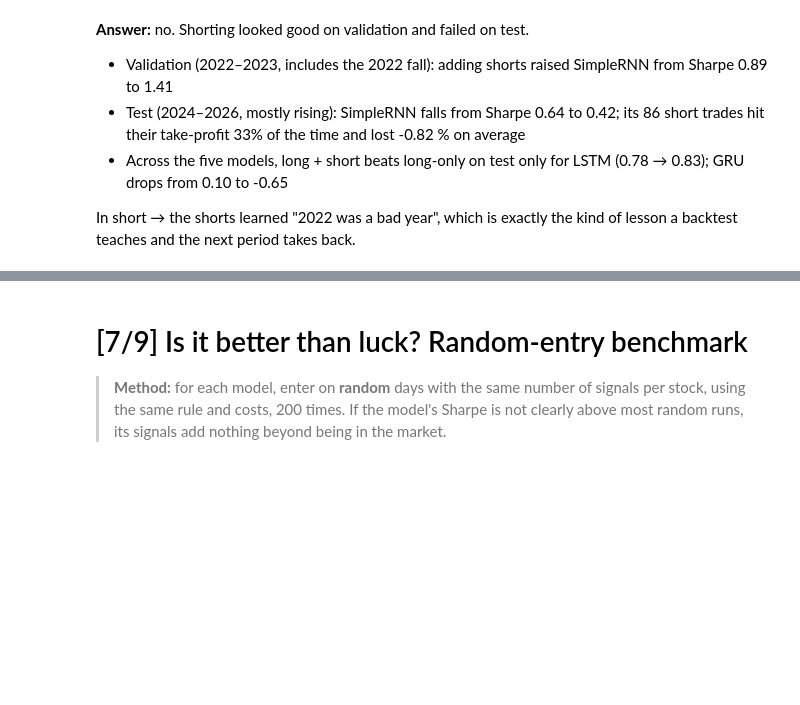
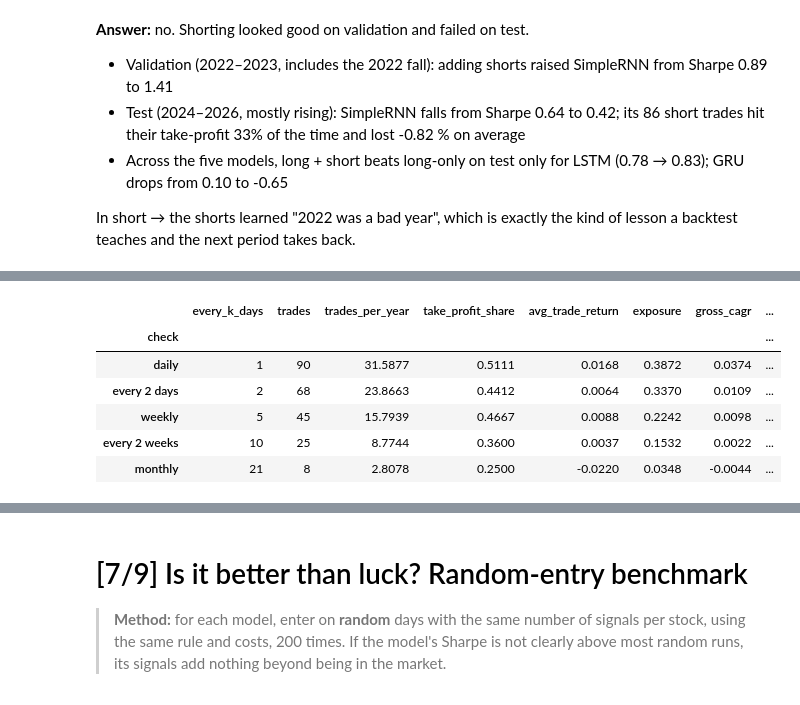
Before and after one commit to Pisit-Janthawee/dl-multiclassification-stock-triple-barrier-rnn-lstm, a Jupyter notebook: notebooks/05_evaluation_backtest.ipynb, the cells around one changed output, grey strips where cells are left out. Saved outputs shown, nothing was run; the diff lists cells and outputs as text; code cells hidden in the pictures; blank space fills up the shorter version.

Commit message:
Add trading-frequency vs assumed spread/slippage experiment (same model, features, threshold and exits)
Co-Authored-By: Claude Opus 5.5 <noreply@anthropic.com>

```diff
--- a/notebooks/05_evaluation_backtest.ipynb
+++ b/notebooks/05_evaluation_backtest.ipynb
@@ -60,6 +60,8 @@ MIN_TRADES = 50                         # ignore thresholds giving fewer validat
 N_RANDOM = 200                          # random-entry simulations
 SHORT_GRID = np.round(np.arange(0.30, 0.62, 0.02), 2)   # P(stop-loss) thresholds tried for short trades
 MIN_SHORT_TRADES = 20                  # ignore short thresholds giving fewer validation short trades
+CHECK_EVERY = {"daily": 1, "every 2 days": 2, "weekly": 5, "every 2 weeks": 10, "monthly": 21}   # how often a new buy is allowed (trading days)
+COST_GRID_BPS = [0, 2, 5, 10, 20, 50, 100]   # assumed cost per side (spread + slippage), basis points
 RELIABILITY_BINS = [0, 0.3, 0.35, 0.4, 0.45, 0.5, 0.55, 0.6, 1.0]
 SHAP_SAMPLE = 3000
 STRATEGY_COLORS = {"Buy & hold (same stocks)": "#9ca3af", "Random entries (median)": "black"}
@@ -391,0 +488,10 @@ In short → the shorts learned "2022 was a bad year", which is exactly the kind
+# %%
+cost_summary.round(4)
+# %% [output]
+|  | every_k_days | trades | trades_per_year | take_profit_share | avg_trade_return | exposure | gross_cagr | ... |
+| check |  |  |  |  |  |  |  | ... |
+| daily | 1 | 90 | 31.5877 | 0.5111 | 0.0168 | 0.3872 | 0.0374 | ... |
+| every 2 days | 2 | 68 | 23.8663 | 0.4412 | 0.0064 | 0.3370 | 0.0109 | ... |
+| weekly | 5 | 45 | 15.7939 | 0.4667 | 0.0088 | 0.2242 | 0.0098 | ... |
+| every 2 weeks | 10 | 25 | 8.7744 | 0.3600 | 0.0037 | 0.1532 | 0.0022 | ... |
+| monthly | 21 | 8 | 2.8078 | 0.2500 | -0.0220 | 0.0348 | -0.0044 | ... |
```
Also changed, not shown: parts of 6 cells of this notebook, 5 other files.
